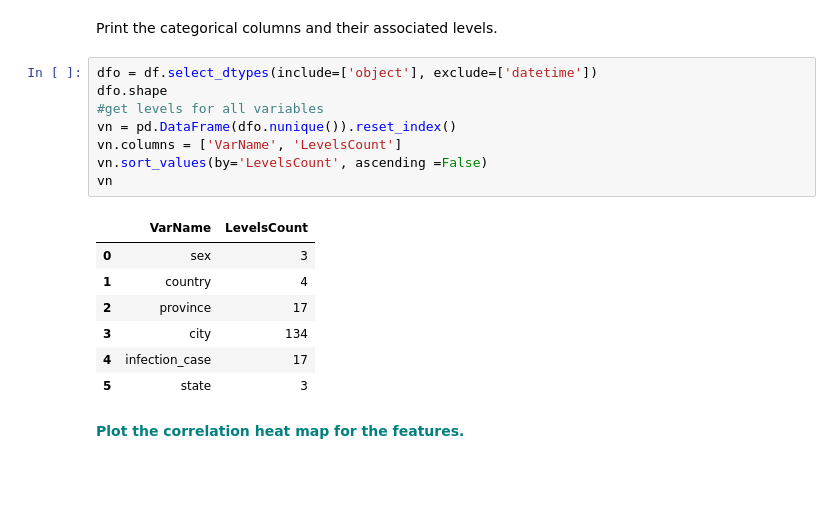
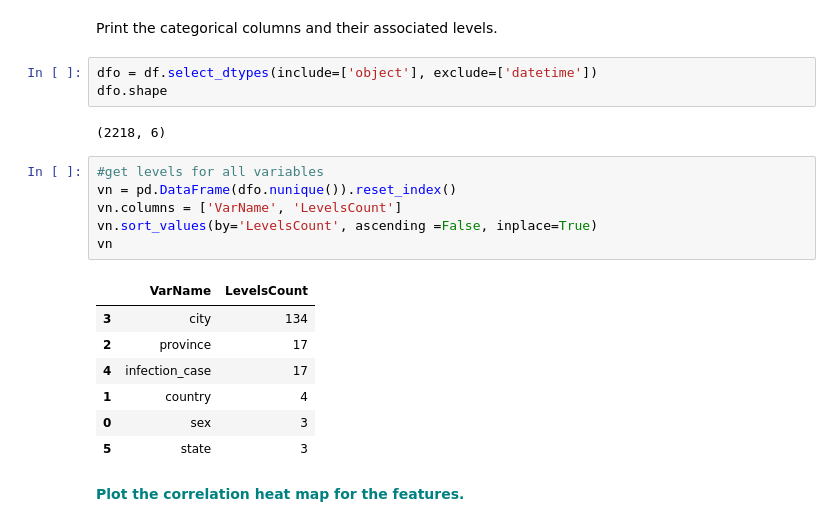
Before and after one commit to OCD0505/Springboard, a Jupyter notebook: Springboard - Unit 14.4 - RandomForest Covid Case Study_06302020/RandomForest_casestudy_covid19.ipynb, the cells around one changed output. Saved outputs shown, nothing was run; the diff lists cells and outputs as text; blank space fills up the shorter version.

```diff
--- a/Springboard - Unit 14.4 - RandomForest Covid Case Study_06302020/RandomForest_casestudy_covid19.ipynb
+++ b/Springboard - Unit 14.4 - RandomForest Covid Case Study_06302020/RandomForest_casestudy_covid19.ipynb
@@ -350,21 +338,24 @@ duplicateRowsDF
 |  | patient_id | global_num | sex | birth_year | n_age | country | province | city | disease | ... |
 # %% [markdown]
 Print the categorical columns and their associated levels.
+# %%
+dfo = df.select_dtypes(include=['object'], exclude=['datetime'])
+dfo.shape
+# %% [output]
+(2218, 6)
 # %%
-dfo = df.select_dtypes(include=['object'], exclude=['datetime'])
-dfo.shape
 #get levels for all variables
 vn = pd.DataFrame(dfo.nunique()).reset_index()
 vn.columns = ['VarName', 'LevelsCount']
-vn.sort_values(by='LevelsCount', ascending =False)
+vn.sort_values(by='LevelsCount', ascending =False, inplace=True)
 vn
 # %% [output]
 |  | VarName | LevelsCount |
+| 3 | city | 134 |
+| 2 | province | 17 |
+| 4 | infection_case | 17 |
+| 1 | country | 4 |
 | 0 | sex | 3 |
-| 1 | country | 4 |
-| 2 | province | 17 |
-| 3 | city | 134 |
-| 4 | infection_case | 17 |
 | 5 | state | 3 |
 # %% [markdown]
 **<font color='teal'> Plot the correlation heat map for the features.</font>**
```
Also changed, not shown: parts of 18 cells of this notebook.
